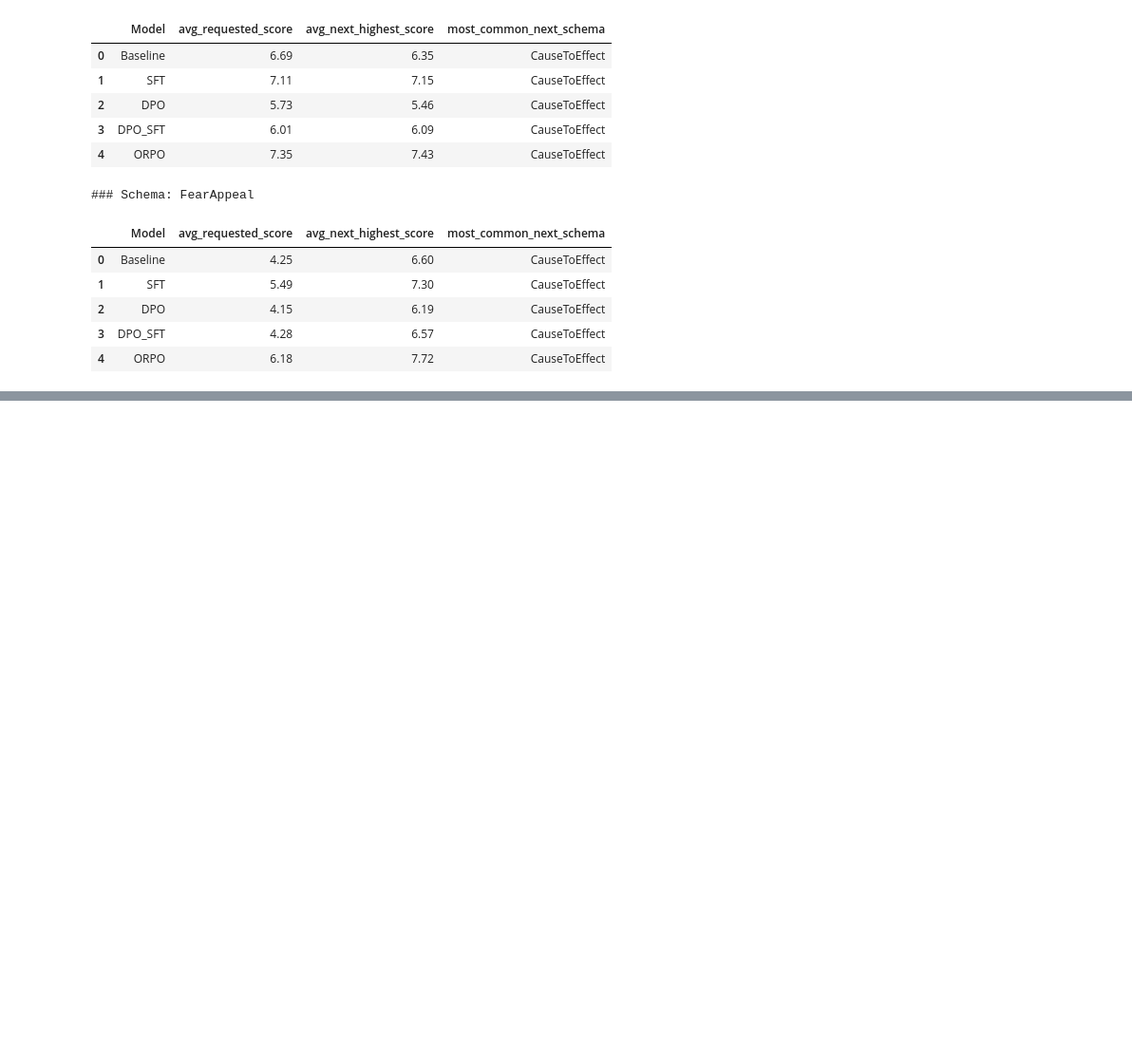
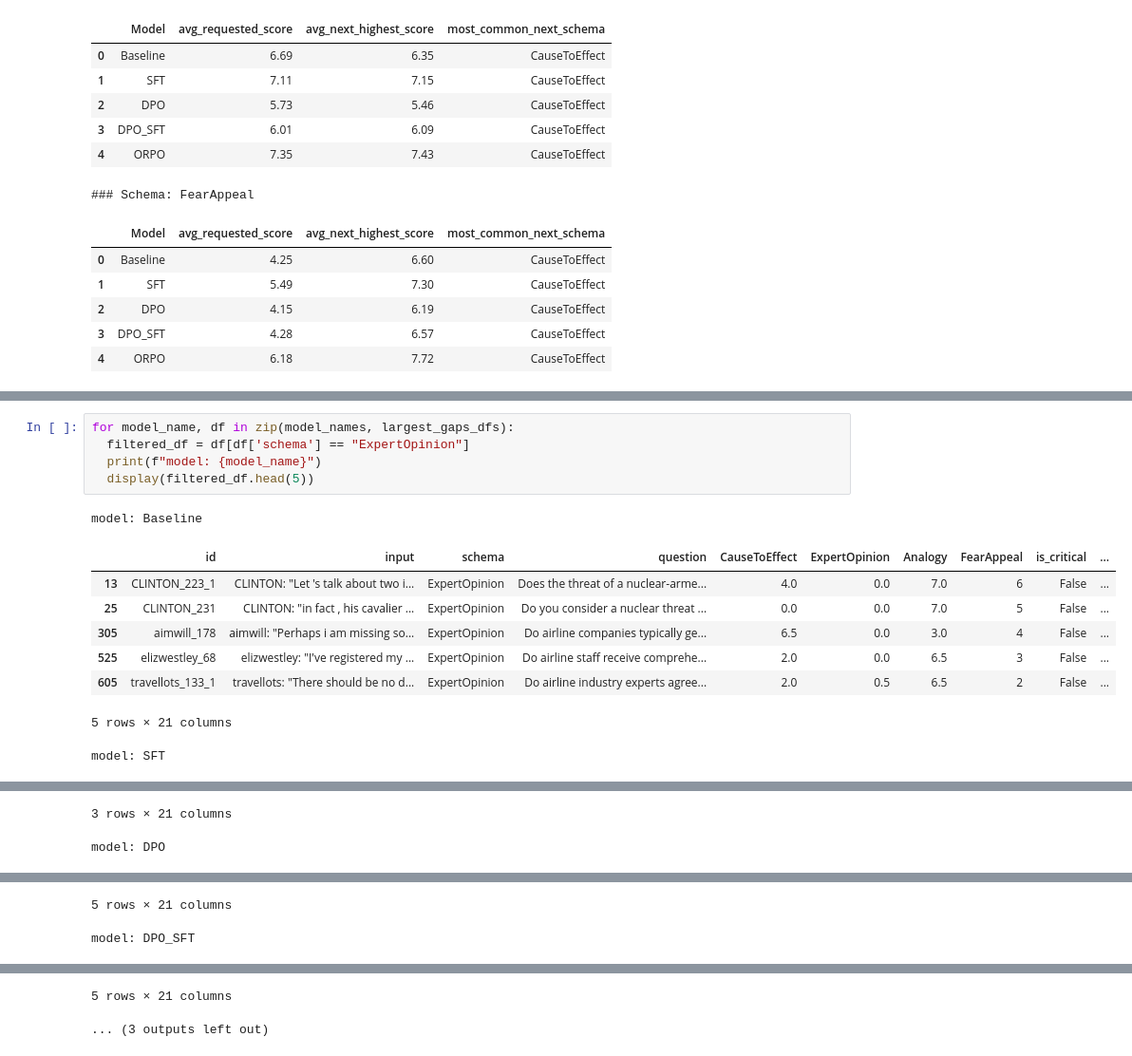
Before and after one commit to RicoStaedeli/NLP2025_CQG, a Jupyter notebook: 5_Evaluation_Analytics.ipynb, the cells around one changed output, grey strips where cells are left out. Shown at 95% size. Drawn from its saved outputs; the diff is of its cells as text; blank space fills up the shorter version.

```diff
--- a/5_Evaluation_Analytics.ipynb
+++ b/5_Evaluation_Analytics.ipynb
@@ -672,0 +741,15 @@ for schema in schemas:
+# %%
+for model_name, df in zip(model_names, largest_gaps_dfs):
+  filtered_df = df[df['schema'] == "ExpertOpinion"]
+  print(f"model: {model_name}")
+  display(filtered_df.head(5))
+# %% [output]
+model: Baseline
+|  | id | input | schema | question | CauseToEffect | ExpertOpinion | Analogy | FearAppeal | is_critical | ... |
+| 13 | CLINTON_223_1 | CLINTON: "Let 's talk about two i... | ExpertOpinion | Does the threat of a nuclear-arme... | 4.0 | 0.0 | 7.0 | 6 | False | ... |
+| 25 | CLINTON_231 | CLINTON: "in fact , his cavalier ... | ExpertOpinion | Do you consider a nuclear threat ... | 0.0 | 0.0 | 7.0 | 5 | False | ... |
+| 305 | aimwill_178 | aimwill: "Perhaps i am missing so... | ExpertOpinion | Do airline companies typically ge... | 6.5 | 0.0 | 3.0 | 4 | False | ... |
+| 525 | elizwestley_68 | elizwestley: "I've registered my ... | ExpertOpinion | Do airline staff receive comprehe... | 2.0 | 0.0 | 6.5 | 3 | False | ... |
+| 605 | travellots_133_1 | travellots: "There should be no d... | ExpertOpinion | Do airline industry experts agree... | 2.0 | 0.5 | 6.5 | 2 | False | ... |
+5 rows × 21 columns
+model: SFT
@@ -672,0 +760,2 @@ for schema in schemas:
+3 rows × 21 columns
+model: DPO
@@ -672,0 +768,2 @@ for schema in schemas:
+5 rows × 21 columns
+model: DPO_SFT
@@ -672,0 +776,2 @@ for schema in schemas:
+5 rows × 21 columns
+... (3 outputs left out)
```
Also changed, not shown: parts of 9 cells of this notebook.
